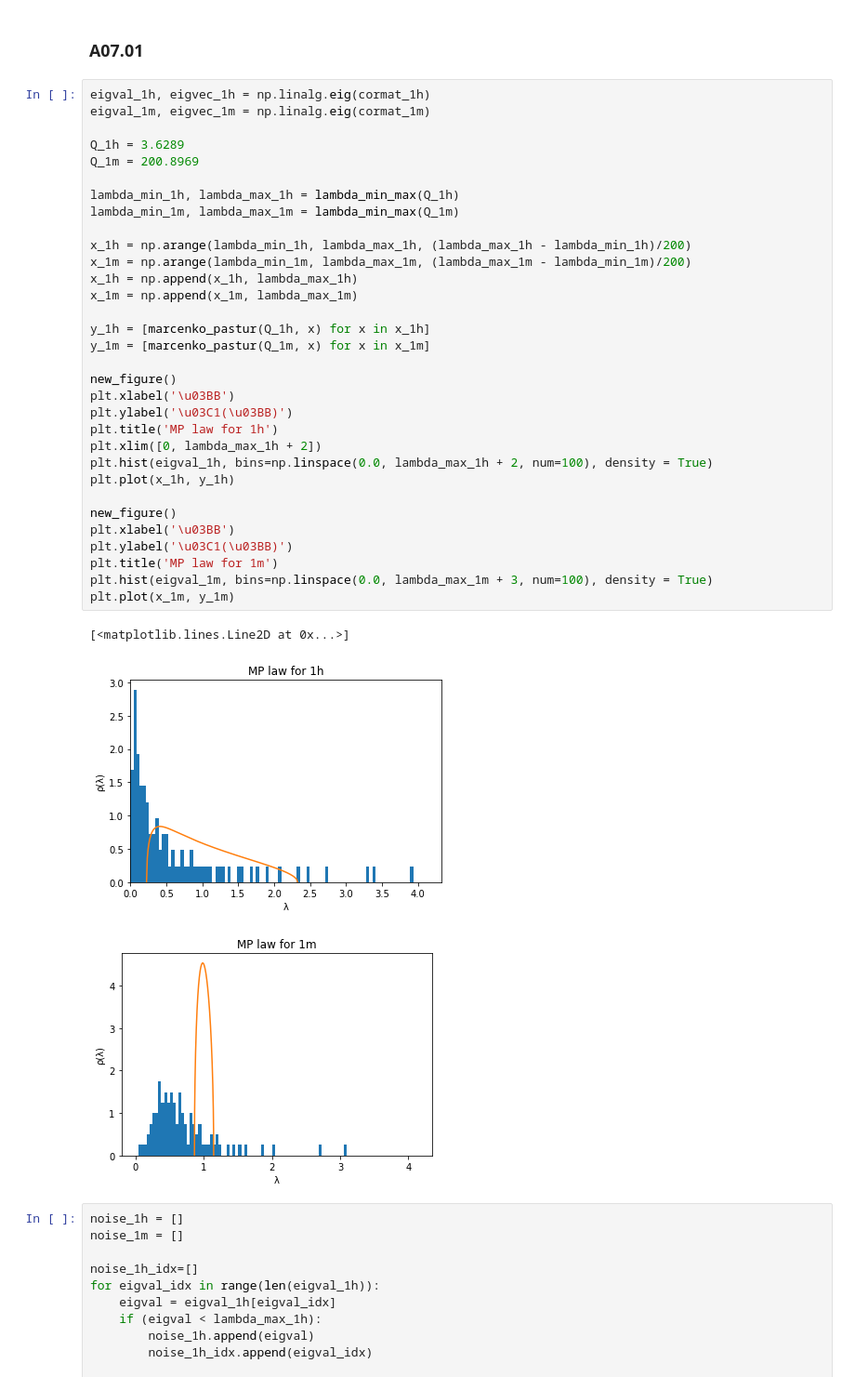
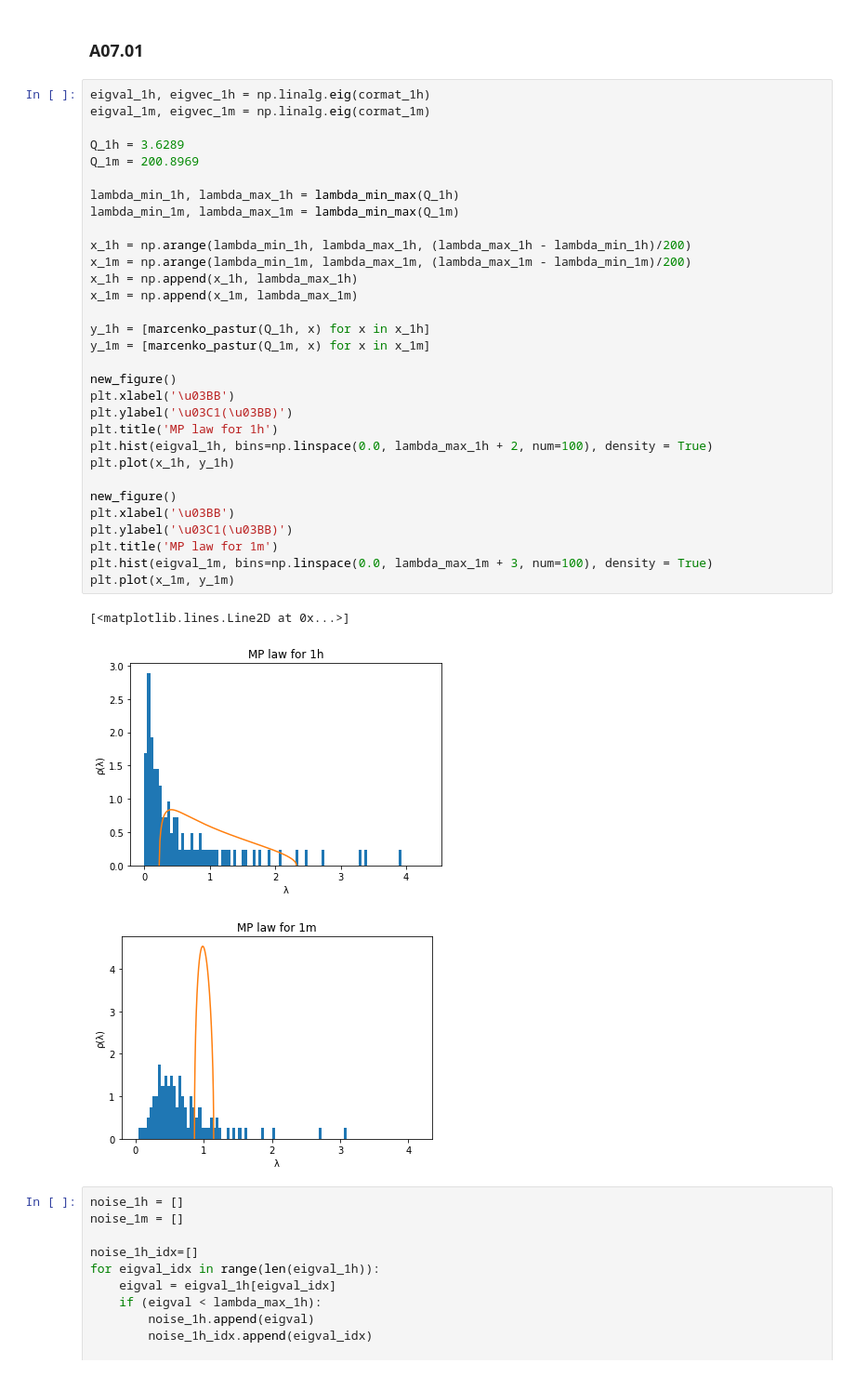
Before and after one commit to JunTu-XD/NetSci, a Jupyter notebook: assignment_7/Tu_Jun_EX07.ipynb, the cells around one changed output. Shown: that part at 93% size. Drawn from its saved outputs; the diff is of its cells as text.

```diff
--- a/assignment_7/Tu_Jun_EX07.ipynb
+++ b/assignment_7/Tu_Jun_EX07.ipynb
@@ -56,35 +56,34 @@ eigval_1m, eigvec_1m = np.linalg.eig(cormat_1m)
 
 Q_1h = 3.6289
 Q_1m = 200.8969
 
 lambda_min_1h, lambda_max_1h = lambda_min_max(Q_1h)
 lambda_min_1m, lambda_max_1m = lambda_min_max(Q_1m)
 
 x_1h = np.arange(lambda_min_1h, lambda_max_1h, (lambda_max_1h - lambda_min_1h)/200)
 x_1m = np.arange(lambda_min_1m, lambda_max_1m, (lambda_max_1m - lambda_min_1m)/200)
 x_1h = np.append(x_1h, lambda_max_1h)
 x_1m = np.append(x_1m, lambda_max_1m)
 
 y_1h = [marcenko_pastur(Q_1h, x) for x in x_1h]
 y_1m = [marcenko_pastur(Q_1m, x) for x in x_1m]
 
 new_figure()
 plt.xlabel('\u03BB')
 plt.ylabel('\u03C1(\u03BB)')
 plt.title('MP law for 1h')
-plt.xlim([0, lambda_max_1h + 2])
 plt.hist(eigval_1h, bins=np.linspace(0.0, lambda_max_1h + 2, num=100), density = True)
 plt.plot(x_1h, y_1h)
 
 new_figure()
 plt.xlabel('\u03BB')
 plt.ylabel('\u03C1(\u03BB)')
 plt.title('MP law for 1m')
 plt.hist(eigval_1m, bins=np.linspace(0.0, lambda_max_1m + 3, num=100), density = True)
 plt.plot(x_1m, y_1m)
 # %% [output]
 [<matplotlib.lines.Line2D at 0x...>]
-[figure, old version]
+[figure, new version]
 [figure]
 # %%
 noise_1h = []
```
Also changed, not shown: parts of 2 cells of this notebook.
